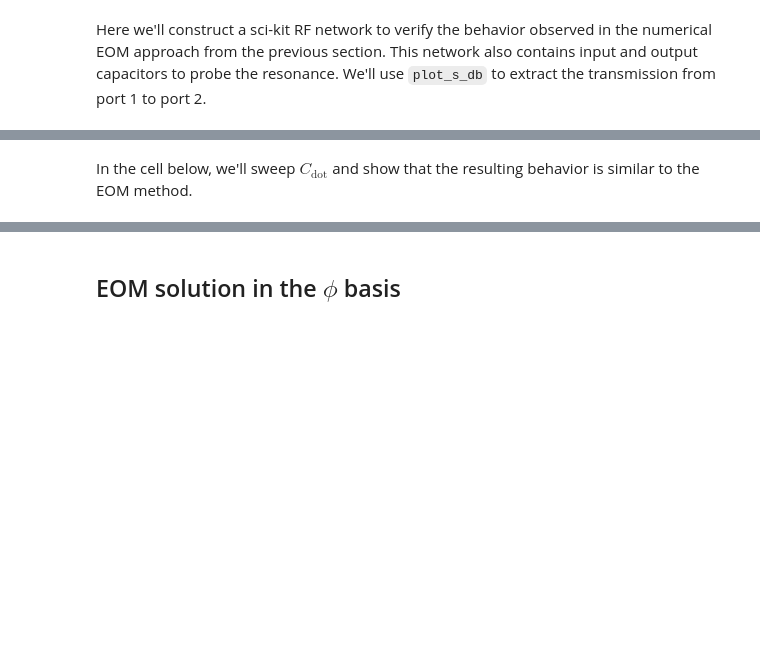
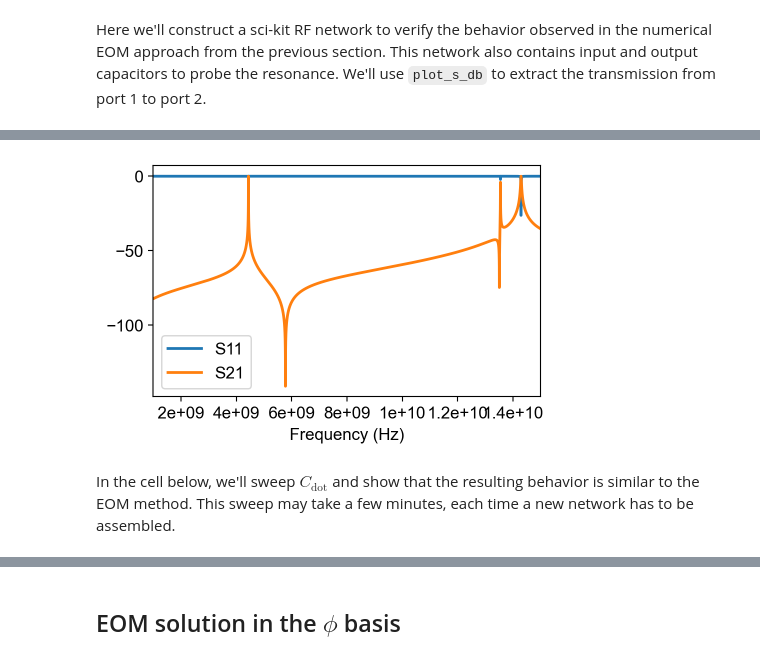
Before and after one commit to gkoolstra/quantum_electron, a Jupyter notebook: examples/97_transmission_line.ipynb, the cells around one changed output, grey strips where cells are left out. Saved outputs shown, nothing was run; the diff lists cells and outputs as text; code cells hidden in the pictures; blank space fills up the shorter version.

```diff
--- a/examples/97_transmission_line.ipynb
+++ b/examples/97_transmission_line.ipynb
@@ -718,5 +743,5 @@ def make_scikit_network(L_total_nH, C_total_fF, C_dot_fF, fmin=1e9, fmax=15e9, p
         # Return the element (0, 1) from the scattering matrix for the given frequencies
         return ntw.s[np.logical_and(ntw.f >= fmin, ntw.f <= fmax), 0, 1]
 # %%
-make_scikit_network(L_total_nH=200, C_total_fF=33, C_dot_fF=0.02, fmin=1e9, fmax=15e9, plot=True, return_all=False)
+make_scikit_network(L_total_nH=200, C_total_fF=33, C_dot_fF=4, fmin=1e9, fmax=15e9, plot=True, return_all=False)
 # %% [output]
@@ -724,5 +748,6 @@ make_scikit_network(L_total_nH=200, C_total_fF=33, C_dot_fF=0.02, fmin=1e9, fmax
+[figure, added]
 # %% [markdown]
-In the cell below, we'll sweep $C_\mathrm{dot}$ and show that the resulting behavior is similar to the EOM method.
+In the cell below, we'll sweep $C_\mathrm{dot}$ and show that the resulting behavior is similar to the EOM method. This sweep may take a few minutes, each time a new network has to be assembled.
 # %%
 dot_capacitances_fF = np.logspace(-2, 1, 101)
 L_total_nH= 200
```
Also changed, not shown: parts of 36 cells of this notebook, 6 other files.
